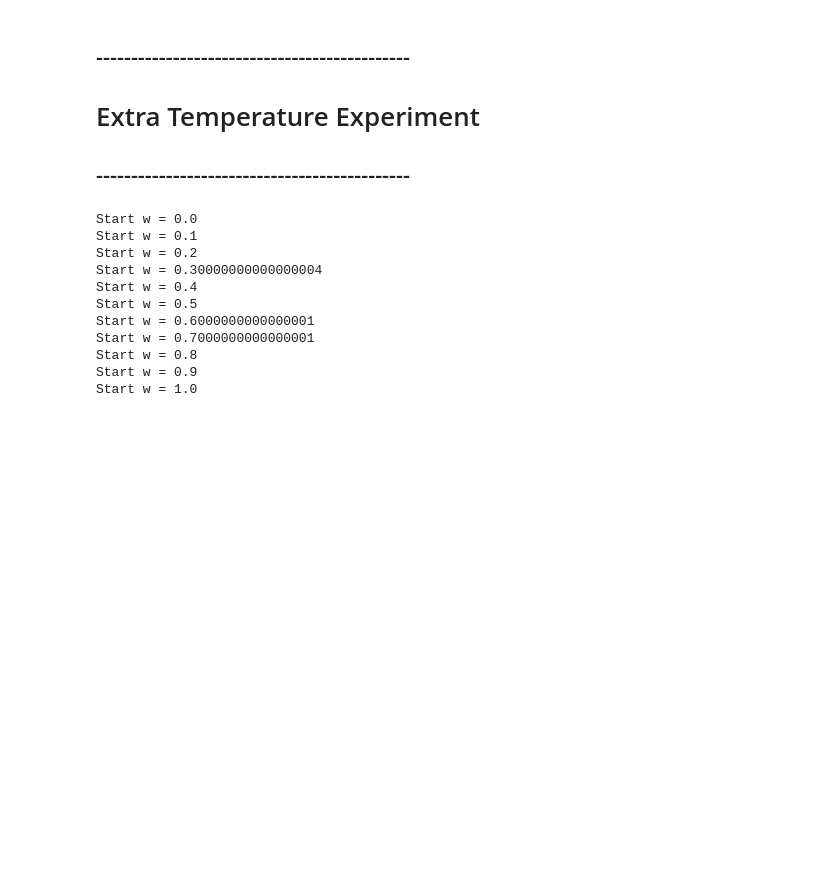
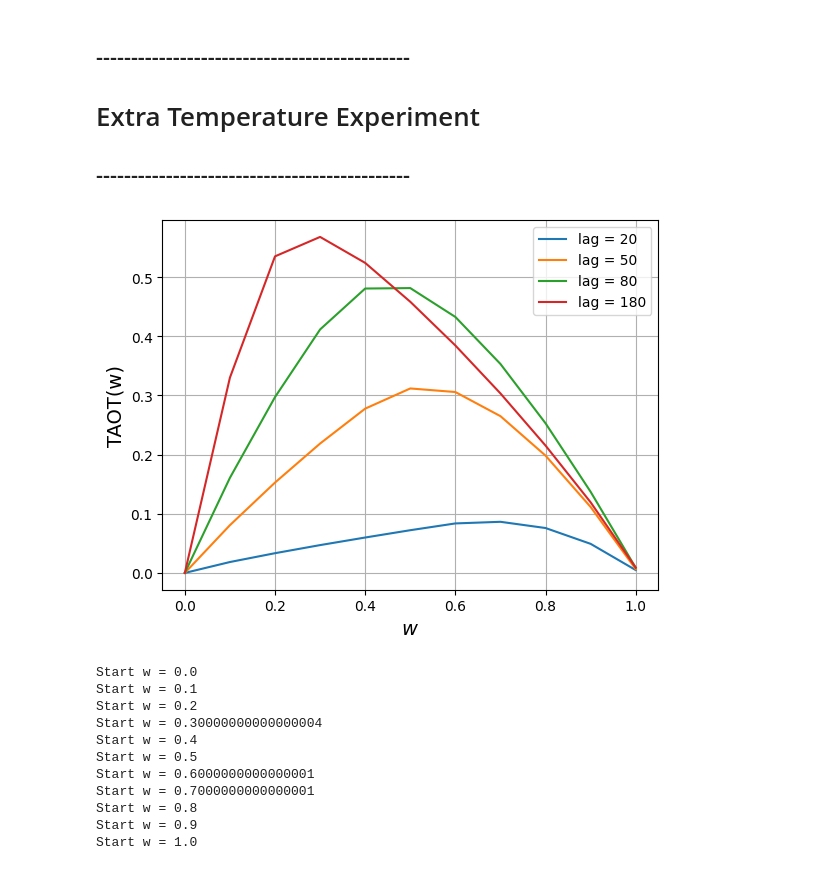
Before and after one commit to Thai-npd/TiOT-code, a Jupyter notebook: alignment_visual.ipynb, the cells around one changed output. Cells and saved outputs as stored; diff of their text form; code cells hidden in the pictures; blank space fills up the shorter version.

```diff
--- a/alignment_visual.ipynb
+++ b/alignment_visual.ipynb
@@ -252 +255,15 @@ y5 = df['meantemp'].iloc[180:180 + 365]
+# %%
+plt.figure()
+for i, lag in zip(range(len(lags)), lags):
+    plt.plot(w_list, dists[i], label = f'lag = {lag}' )
+
+plt.xlabel(r"$w$", fontsize= 14)
+plt.ylabel('TAOT(w)', fontsize= 14)  # y-axis label as W_p in mathcal font
+
+#plt.title("Sample Plot with $\\mathcal{W}_p$ as y-axis label")
+plt.legend()
+plt.grid(True)
+plt.show()
+# %% [output]
+[figure, added]
 # %%
```
Also changed, not shown: parts of 5 cells of this notebook, 10 other files.
